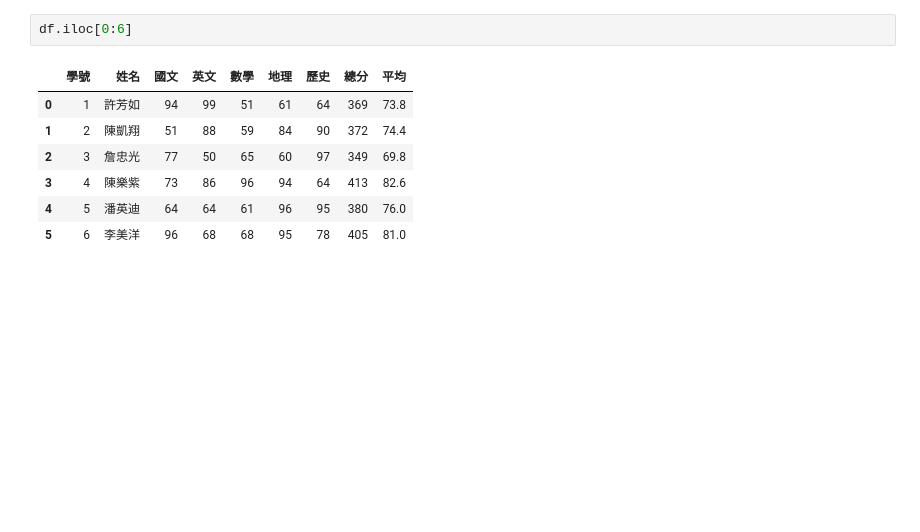
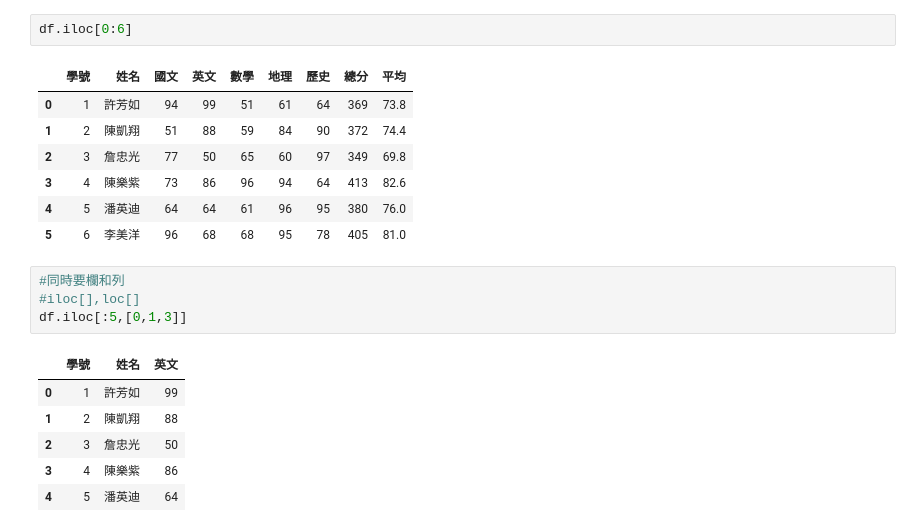
Before and after one commit to roberthsu2003/__2023_07_25__, a Jupyter notebook: lesson17_4.ipynb, the cells around one changed output. Drawn from its saved outputs; the diff is of its cells as text; blank space fills up the shorter version.

```diff
--- a/lesson17_4.ipynb
+++ b/lesson17_4.ipynb
@@ -72,3 +72,14 @@ df.iloc[0:6]
 | 3 | 4 | 陳樂紫 | 73 | 86 | 96 | 94 | 64 | 413 | 82.6 |
 | 4 | 5 | 潘英迪 | 64 | 64 | 61 | 96 | 95 | 380 | 76.0 |
 | 5 | 6 | 李美洋 | 96 | 68 | 68 | 95 | 78 | 405 | 81.0 |
+# %%
+#同時要欄和列
+#iloc[],loc[]
+df.iloc[:5,[0,1,3]]
+# %% [output]
+|  | 學號 | 姓名 | 英文 |
+| 0 | 1 | 許芳如 | 99 |
+| 1 | 2 | 陳凱翔 | 88 |
+| 2 | 3 | 詹忠光 | 50 |
+| 3 | 4 | 陳樂紫 | 86 |
+| 4 | 5 | 潘英迪 | 64 |
```
Also changed, not shown: parts of 1 cell of this notebook.
